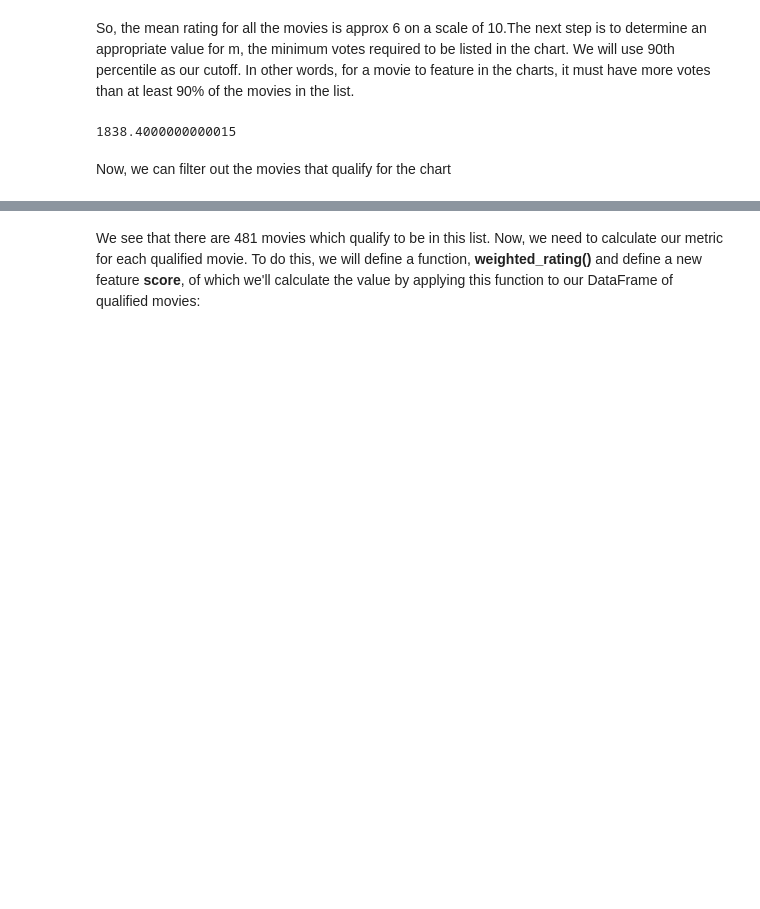
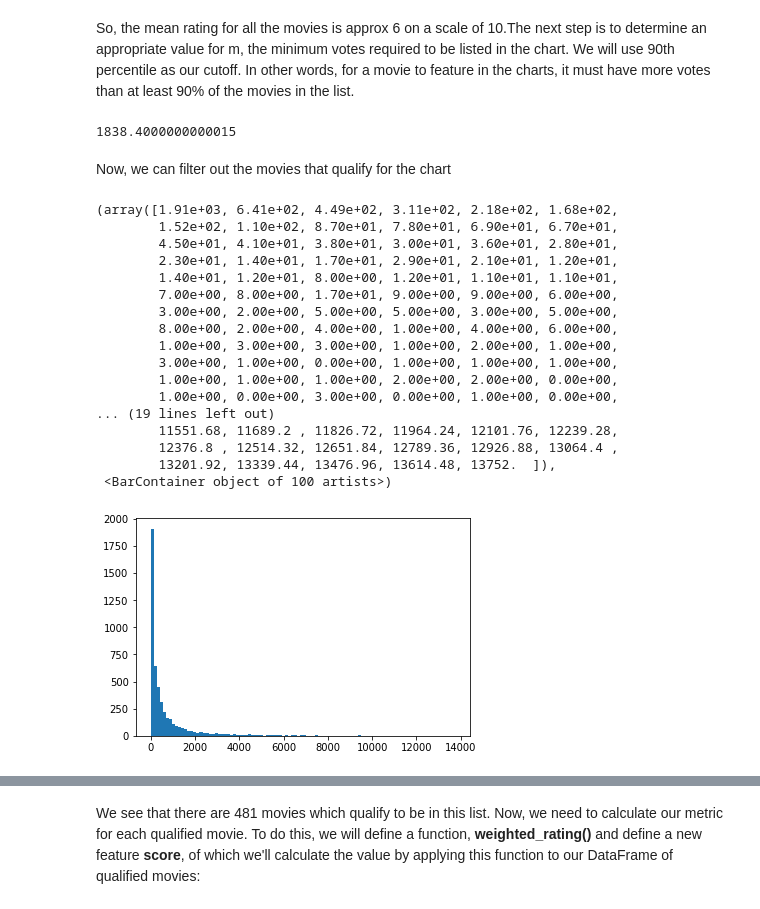
Before and after one commit to zengjunjie1026/datascience_lessons, a Jupyter notebook: 20220424代码/getting-started-with-a-movie-recommendation-system.ipynb, the cells around one changed output, grey strips where cells are left out. Cells and saved outputs as stored; diff of their text form; code cells hidden in the pictures; blank space fills up the shorter version.

```diff
--- a/20220424代码/getting-started-with-a-movie-recommendation-system.ipynb
+++ b/20220424代码/getting-started-with-a-movie-recommendation-system.ipynb
@@ -105,2 +274,23 @@ m
 # %% [markdown]
 Now, we can filter out the movies that qualify for the chart
+# %%
+plt.hist(df2['vote_count'],bins=100)
+# %% [output]
+(array([1.91e+03, 6.41e+02, 4.49e+02, 3.11e+02, 2.18e+02, 1.68e+02,
+        1.52e+02, 1.10e+02, 8.70e+01, 7.80e+01, 6.90e+01, 6.70e+01,
+        4.50e+01, 4.10e+01, 3.80e+01, 3.00e+01, 3.60e+01, 2.80e+01,
+        2.30e+01, 1.40e+01, 1.70e+01, 2.90e+01, 2.10e+01, 1.20e+01,
+        1.40e+01, 1.20e+01, 8.00e+00, 1.20e+01, 1.10e+01, 1.10e+01,
+        7.00e+00, 8.00e+00, 1.70e+01, 9.00e+00, 9.00e+00, 6.00e+00,
+        3.00e+00, 2.00e+00, 5.00e+00, 5.00e+00, 3.00e+00, 5.00e+00,
+        8.00e+00, 2.00e+00, 4.00e+00, 1.00e+00, 4.00e+00, 6.00e+00,
+        1.00e+00, 3.00e+00, 3.00e+00, 1.00e+00, 2.00e+00, 1.00e+00,
+        3.00e+00, 1.00e+00, 0.00e+00, 1.00e+00, 1.00e+00, 1.00e+00,
+        1.00e+00, 1.00e+00, 1.00e+00, 2.00e+00, 2.00e+00, 0.00e+00,
+        1.00e+00, 0.00e+00, 3.00e+00, 0.00e+00, 1.00e+00, 0.00e+00,
+... (19 lines left out)
+        11551.68, 11689.2 , 11826.72, 11964.24, 12101.76, 12239.28,
+        12376.8 , 12514.32, 12651.84, 12789.36, 12926.88, 13064.4 ,
+        13201.92, 13339.44, 13476.96, 13614.48, 13752.  ]),
+ <BarContainer object of 100 artists>)
+[figure, added]
```
Also changed, not shown: parts of 41 cells of this notebook.
